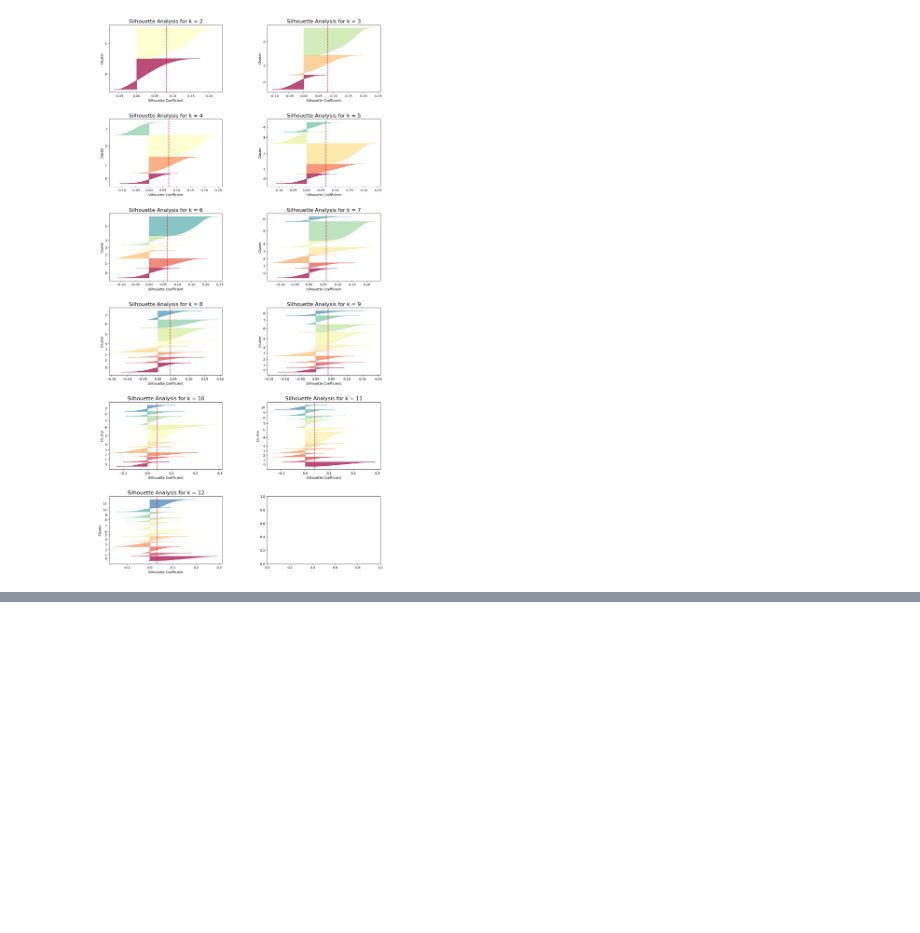
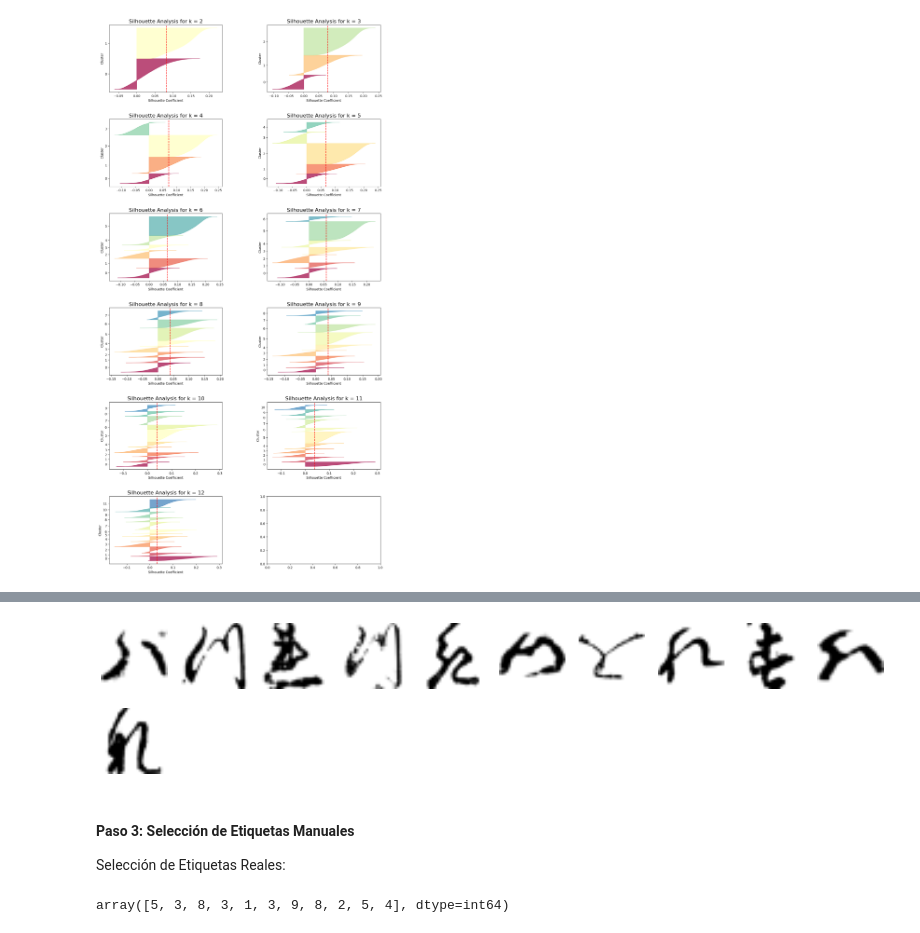
Before and after one commit to MauFGarzofino/SIS420, a Jupyter notebook: Laboratorios/Laboratorio6/chineseMNIST/lab6v1/chiense.ipynb, the cells around one changed output, grey strips where cells are left out. Saved outputs shown, nothing was run; the diff lists cells and outputs as text; code cells hidden in the pictures; blank space fills up the shorter version.

```diff
--- a/Laboratorios/Laboratorio6/chineseMNIST/lab6v1/chiense.ipynb
+++ b/Laboratorios/Laboratorio6/chineseMNIST/lab6v1/chiense.ipynb
@@ -482,0 +365,14 @@ Wall time: 24 s
+# %%
+from sklearn.linear_model import LogisticRegression
+
+# Etiquetas de las imágenes representativas
+y_representative_digits = y_train.values[idxs]
+
+# Entrenar el modelo de clasificación
+log_reg = LogisticRegression(multi_class="ovr", solver="lbfgs", max_iter=5000, random_state=42)
+log_reg.fit(X_representative_digits, y_representative_digits)
+
+# Evaluar el modelo
+score = log_reg.score(X_test_scaled, y_test)
+precision_percentage = score * 100
+print(f'Precisión del modelo de clasificación con imágenes representativas: {precision_percentage:.2f}%')
@@ -482,0 +508,6 @@ Wall time: 24 s
+# %%
+probas = log_reg_propagated.predict_proba(X_train[:8000])
+labels_ixs = np.argmax(probas, axis=1)
+labels = np.array([proba[ix] for proba, ix in zip(probas, labels_ixs)])
+sorted_ixs = np.argsort(labels)
+labels[sorted_ixs[:10]]
@@ -482,0 +539,33 @@ Wall time: 24 s
+# %%
+### Se seleccionan los primeros 4000 ejemplos y se orden de acuerdo a los índices de probabilidades de
+# mayor a menor
+X_lowest = X_train.values[:8000][sorted_ixs[:k]]
+
+# Definir k correctamente (número de imágenes a mostrar)
+k = len(X_lowest)
+
+# Calcular el número de filas y columnas
+ncols = 10
+nrows = k // ncols + (1 if k % ncols != 0 else 0)
+
+# Crear la figura
+plt.figure(figsize=(ncols * 2, nrows * 2))
+
+# Crear subplots para cada imagen en X_lowest
+for index, img in enumerate(X_lowest):
+    plt.subplot(nrows, ncols, index + 1)
+    plt.imshow(img.reshape(28, 28), cmap="binary", interpolation="bilinear")
+    plt.axis('off')
+
+# Mostrar la figura
+plt.show()
+# %% [output]
+[figure, added]
+# %% [markdown]
+#### Paso 3: Selección de Etiquetas Manuales
+Selección de Etiquetas Reales:
+# %%
+y_lowest = y_train.values[:8000][sorted_ixs[:k]]
+y_lowest
+# %% [output]
+array([5, 3, 8, 3, 1, 3, 9, 8, 2, 5, 4], dtype=int64)
```
Also changed, not shown: parts of 64 cells of this notebook.
